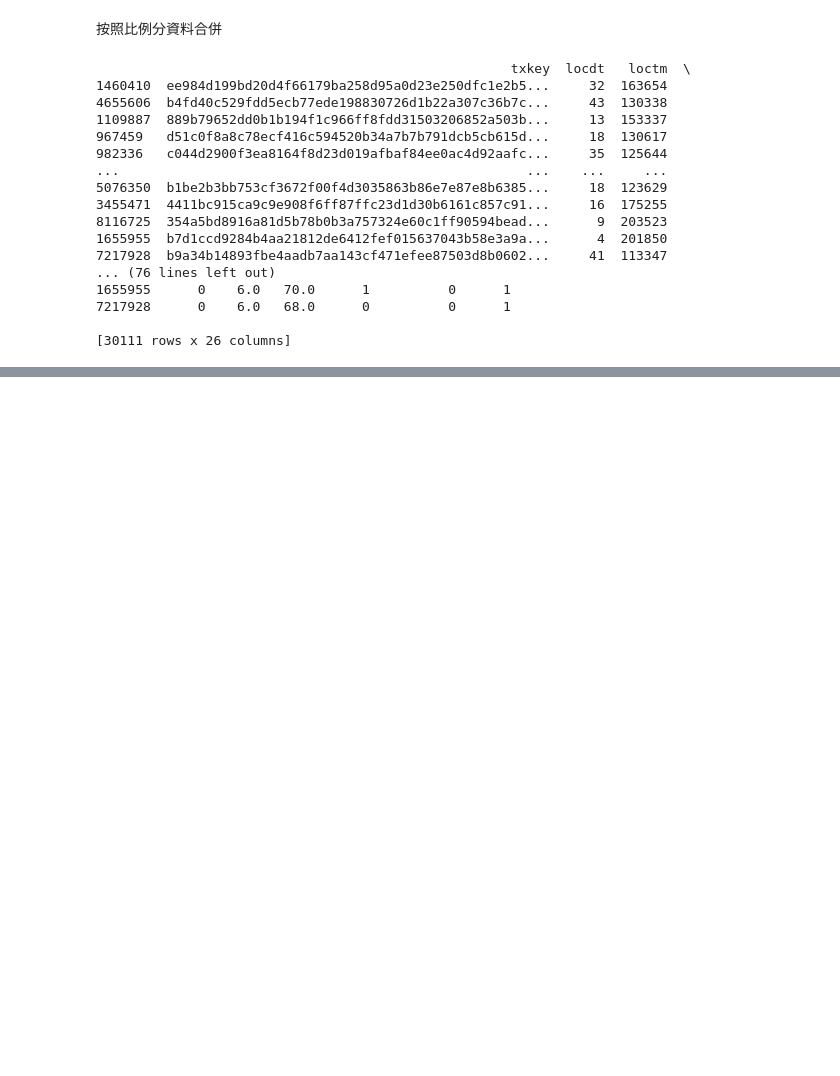
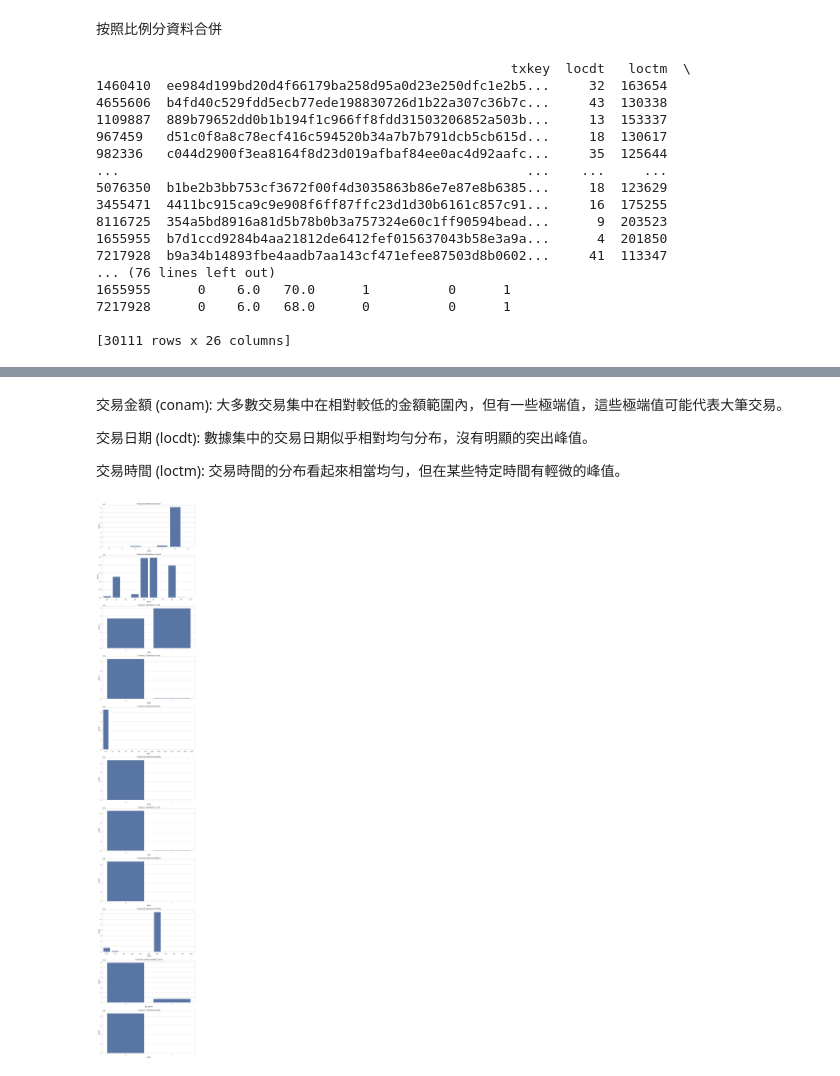
Before and after one commit to YaoDeTsai/fraud-detection-E.SUN, a Jupyter notebook: preprocessing/EDA.ipynb, the cells around one changed output, grey strips where cells are left out. Drawn from its saved outputs; the diff is of its cells as text; code cells hidden in the pictures; blank space fills up the shorter version.

```diff
--- a/preprocessing/EDA.ipynb
+++ b/preprocessing/EDA.ipynb
@@ -136,0 +209,24 @@ info, summary_stats, missing_values
+# %% [markdown]
+交易金額 (conam): 大多數交易集中在相對較低的金額範圍內，但有一些極端值，這些極端值可能代表大筆交易。
+
+交易日期 (locdt): 數據集中的交易日期似乎相對均勻分布，沒有明顯的突出峰值。
+
+交易時間 (loctm): 交易時間的分布看起來相當均勻，但在某些特定時間有輕微的峰值。
+# %%
+# Selecting categorical columns for frequency distribution analysis
+categorical_columns = ['contp', 'etymd', 'ecfg', 'insfg', 'iterm', 'bnsfg', 'ovrlt', 'flbmk', 'hcefg', 'flg_3dsmk', 'label']
+
+# Setting up the plot
+fig, axes = plt.subplots(nrows=len(categorical_columns), ncols=1, figsize=(10, 5 * len(categorical_columns)))
+
+# Plotting frequency distributions for each categorical column
+for i, col in enumerate(categorical_columns):
+    sns.countplot(x=col, data=data, ax=axes[i])
+    axes[i].set_title(f'Frequency Distribution of {col}')
+    axes[i].set_xlabel(col)
+    axes[i].set_ylabel('Count')
+
+plt.tight_layout()
+plt.show()
+# %% [output]
+[figure, added]
```
Also changed, not shown: parts of 28 cells of this notebook.
